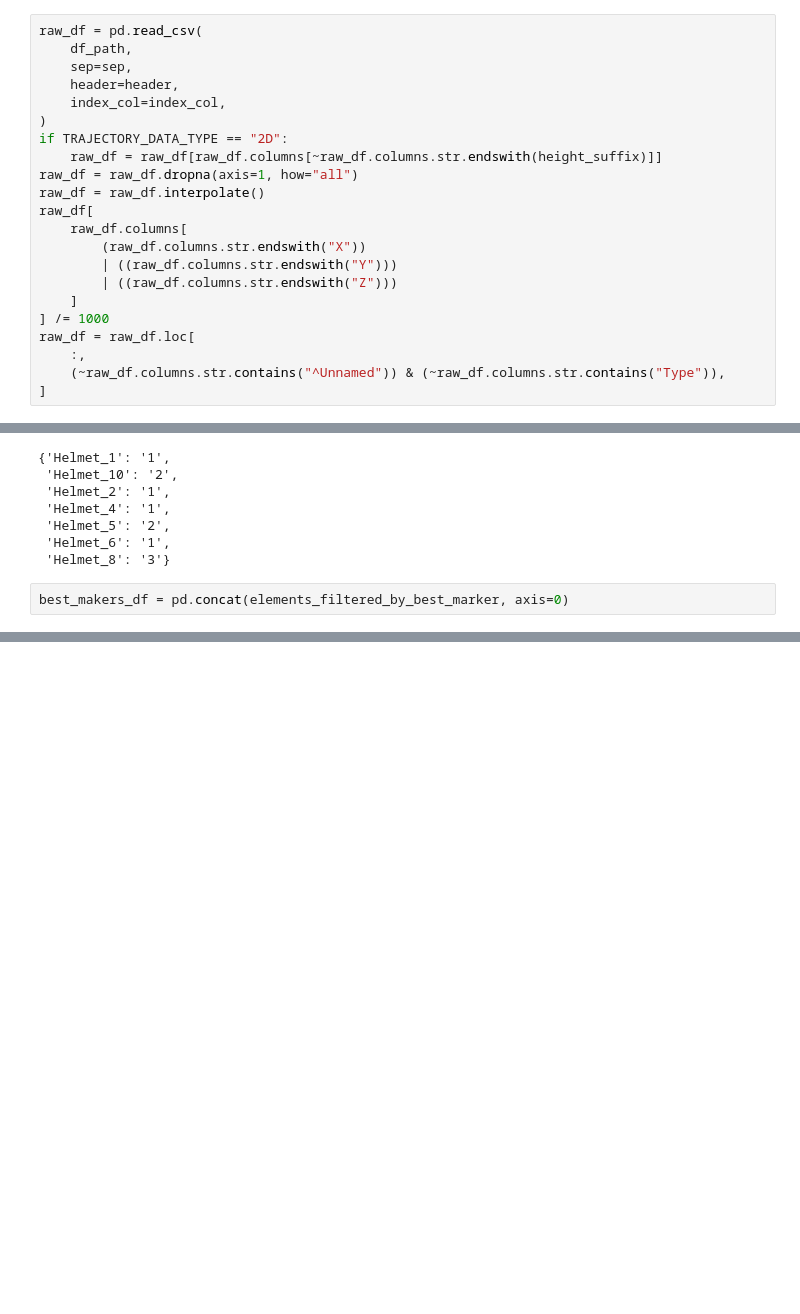
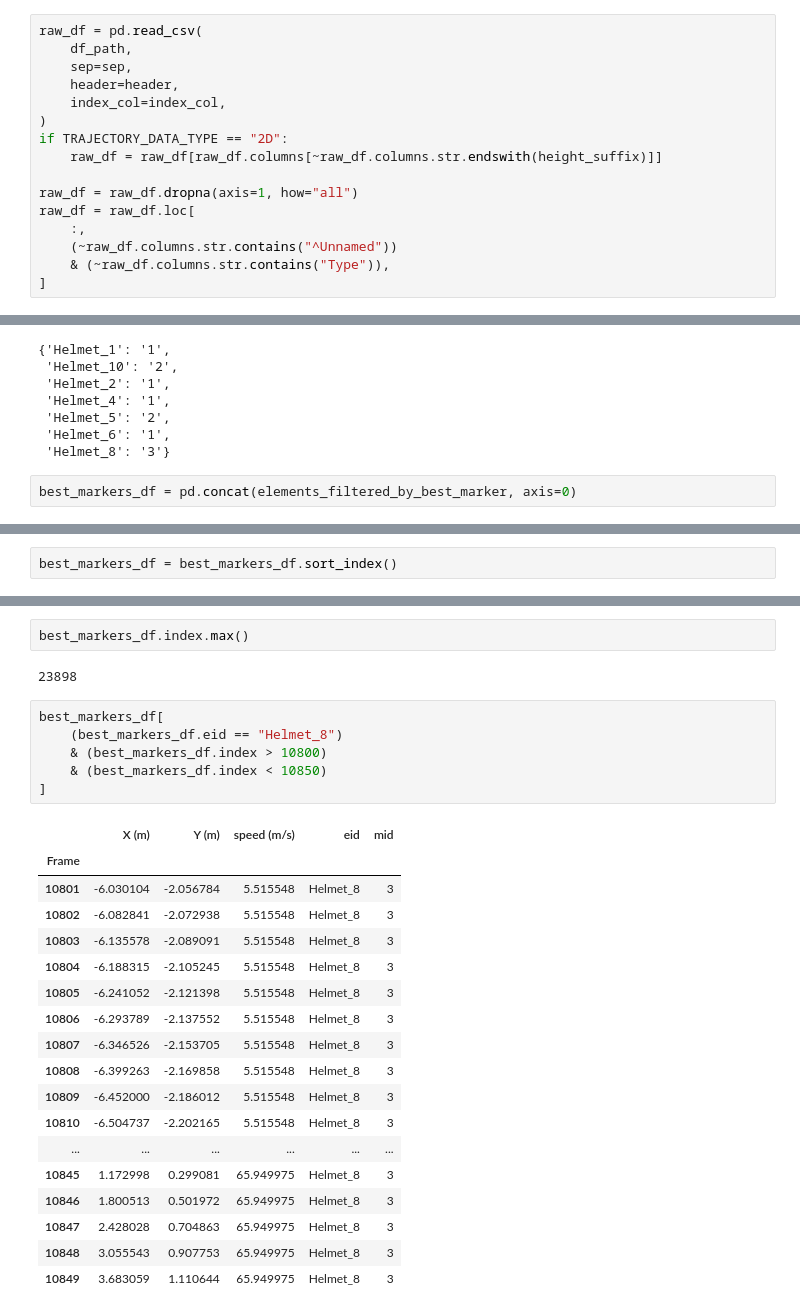
Before and after one commit to tmralmeida/magni-dash, a Jupyter notebook: runbooks/4-Scenario1B.ipynb, the cells around one changed output, grey strips where cells are left out. Drawn from its saved outputs; the diff is of its cells as text; blank space fills up the shorter version.

```diff
--- a/runbooks/4-Scenario1B.ipynb
+++ b/runbooks/4-Scenario1B.ipynb
@@ -28,16 +28,10 @@ raw_df = pd.read_csv(
 )
 if TRAJECTORY_DATA_TYPE == "2D":
     raw_df = raw_df[raw_df.columns[~raw_df.columns.str.endswith(height_suffix)]]
+
 raw_df = raw_df.dropna(axis=1, how="all")
-raw_df = raw_df.interpolate()
-raw_df[
-    raw_df.columns[
-        (raw_df.columns.str.endswith("X"))
-        | ((raw_df.columns.str.endswith("Y")))
-        | ((raw_df.columns.str.endswith("Z")))
-    ]
-] /= 1000
 raw_df = raw_df.loc[
     :,
-    (~raw_df.columns.str.contains("^Unnamed")) & (~raw_df.columns.str.contains("Type")),
+    (~raw_df.columns.str.contains("^Unnamed"))
+    & (~raw_df.columns.str.contains("Type")),
 ]
@@ -249,4 +337,4 @@ best_markers
  'Helmet_6': '1',
  'Helmet_8': '3'}
 # %%
-best_makers_df = pd.concat(elements_filtered_by_best_marker, axis=0)
+best_markers_df = pd.concat(elements_filtered_by_best_marker, axis=0)
@@ -271,0 +341,2 @@ best_makers_df
+# %%
+best_markers_df = best_markers_df.sort_index()
@@ -271,0 +364,29 @@ best_makers_df
+# %%
+best_markers_df.index.max()
+# %% [output]
+23898
+# %%
+best_markers_df[
+    (best_markers_df.eid == "Helmet_8")
+    & (best_markers_df.index > 10800)
+    & (best_markers_df.index < 10850)
+]
+# %% [output]
+|  | X (m) | Y (m) | speed (m/s) | eid | mid |
+| Frame |  |  |  |  |  |
+| 10801 | -6.030104 | -2.056784 | 5.515548 | Helmet_8 | 3 |
+| 10802 | -6.082841 | -2.072938 | 5.515548 | Helmet_8 | 3 |
+| 10803 | -6.135578 | -2.089091 | 5.515548 | Helmet_8 | 3 |
+| 10804 | -6.188315 | -2.105245 | 5.515548 | Helmet_8 | 3 |
+| 10805 | -6.241052 | -2.121398 | 5.515548 | Helmet_8 | 3 |
+| 10806 | -6.293789 | -2.137552 | 5.515548 | Helmet_8 | 3 |
+| 10807 | -6.346526 | -2.153705 | 5.515548 | Helmet_8 | 3 |
+| 10808 | -6.399263 | -2.169858 | 5.515548 | Helmet_8 | 3 |
+| 10809 | -6.452000 | -2.186012 | 5.515548 | Helmet_8 | 3 |
+| 10810 | -6.504737 | -2.202165 | 5.515548 | Helmet_8 | 3 |
+| ... | ... | ... | ... | ... | ... |
+| 10845 | 1.172998 | 0.299081 | 65.949975 | Helmet_8 | 3 |
+| 10846 | 1.800513 | 0.501972 | 65.949975 | Helmet_8 | 3 |
+| 10847 | 2.428028 | 0.704863 | 65.949975 | Helmet_8 | 3 |
+| 10848 | 3.055543 | 0.907753 | 65.949975 | Helmet_8 | 3 |
+| 10849 | 3.683059 | 1.110644 | 65.949975 | Helmet_8 | 3 |
```
Also changed, not shown: parts of 17 cells of this notebook, 8 other files.
